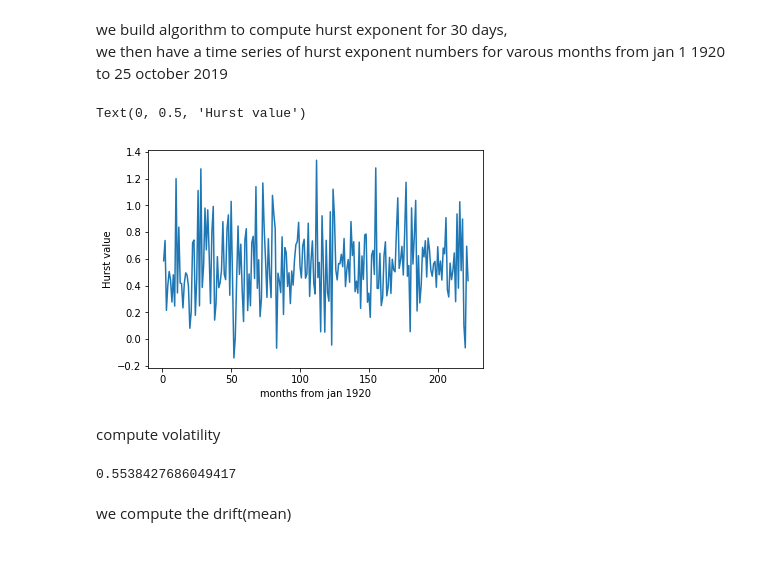
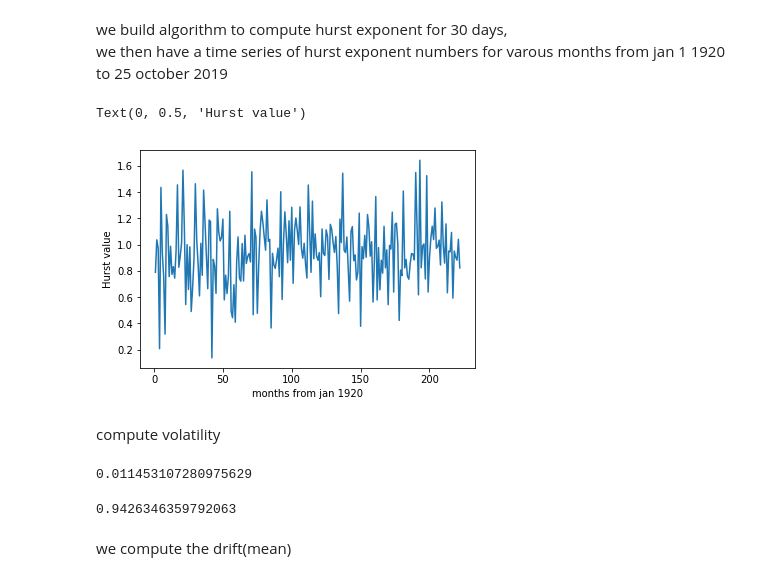
Before and after one commit to ObonyoRichard/Fractal-Blackscholes-model-calibration, a Jupyter notebook: Experiments/Modelling.ipynb, the cells around one changed output. Cells and saved outputs as stored; diff of their text form; code cells hidden in the pictures.

```diff
--- a/Experiments/Modelling.ipynb
+++ b/Experiments/Modelling.ipynb
@@ -21,7 +21,7 @@ xval=xval.reshape(-1,1)
 logx=np.log(xval)
 yval=[0]*len(xval)
 for t in range(n,N+1):
-    tpx=rdata[0:t]
+    tpx=data[0:t]
     Y=tpx-np.mean(tpx)
     Z=np.cumsum(Y)
     R=max(Z)-min(Z)
@@ -92,45 +95,48 @@ def rescaled_analysis(data):
         R=max(Z)-min(Z)
         S=np.std(tpx)
         yval[t-n]=(R/S)
     logy=np.log(yval)
     logy=np.transpose(logy)
     hurst=np.polyfit(logx,logy,1)[0]
     return hurst
 
 #get number of items in our dataset
-N=len(rdata)
+N=len(data)
 #pick data period of 30 days
 m=30
 #compute the number of 30 day peroids that canbe got from data
 l=(round(N/m)-1)*m
 i=0
 maza=[0]*(round(N/m)-2)
 
 #loop to compute hurst exponent for each period
 for k in range(m,l,m):
-    zdata=rdata[i*m:k]
+    zdata=data[i*m:k]
     maza[i]=rescaled_analysis(zdata)
     i=i+1
 average=np.mean(maza)
 
 #hurst is then comupted as average of all months
 hurst_average_monthly=average
 xvex=np.linspace(1,len(maza),len(maza))
 plt.plot(xvex,maza)
 plt.xlabel("months from jan 1920")
 plt.ylabel('Hurst value')
 # %% [output]
 Text(0, 0.5, 'Hurst value')
-[figure, old version]
+[figure, new version]
 # %% [markdown]
 compute volatility
 # %%
 standard_dev=lambda rdata,dt,hurst:np.sqrt(np.var(rdata)/dt**(2*hurst))
 standard_dev_monthly_av=standard_dev(rdata,dt,average)
+standard_dev_monthly_av
+# %% [output]
+0.011453107280975629
 # %%
 hurst_average_monthly
 # %% [output]
-0.5538427686049417
+0.9426346359792063
 # %% [markdown]
 we compute the drift(mean)
 # %%
```
Also changed, not shown: parts of 19 cells of this notebook, 1 other file.
